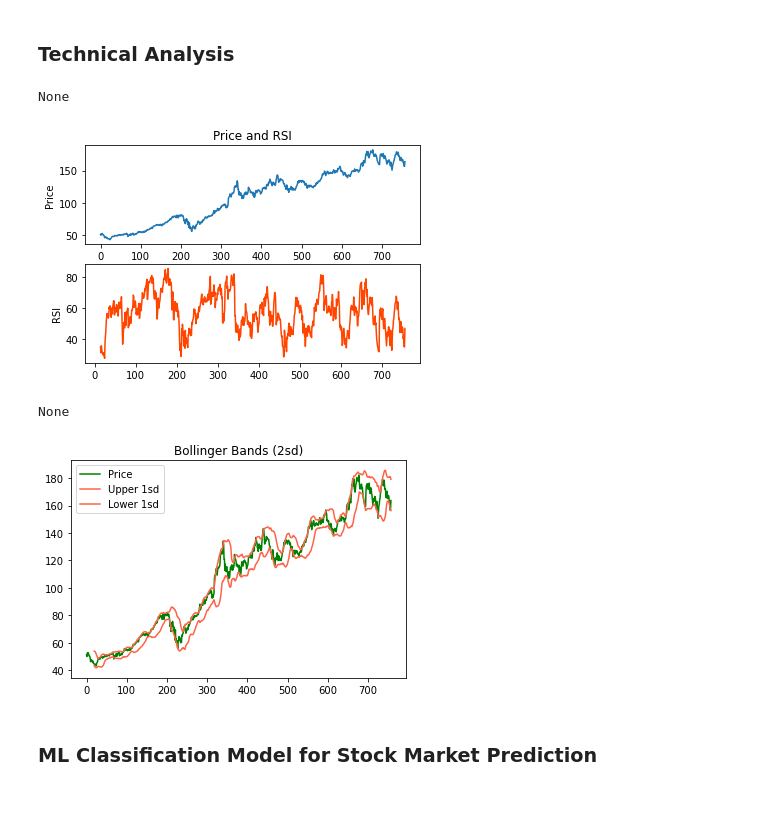
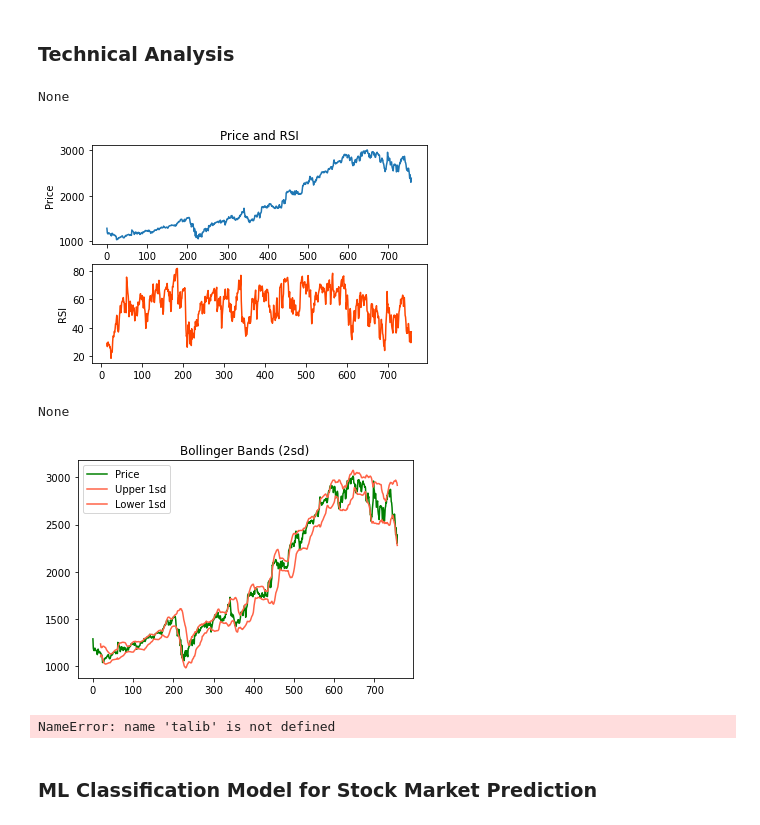
Before and after one commit to Abdulah94/Stock-Market-predictions-Using-Machine-learning, a Jupyter notebook: code/Code.ipynb, the cells around one changed output. Drawn from its saved outputs; the diff is of its cells as text; code cells hidden in the pictures.

```diff
--- a/code/Code.ipynb
+++ b/code/Code.ipynb
@@ -39,52 +62,53 @@ from
 # %% [markdown]
 ### Technical Analysis
 # %%
+# RSI
 
-#RSI
 
-def RSI (ticker):
-    '''Calculate ADX'''
+def RSI(ticker):
+    """Calculate ADX"""
     stock_data = pd.read_sql_query(query_1, engine)
-    stock_data['RSI'] = ta.RSI(stock_data['Close']).to_frame()
-    '''Create subplots'''
+    stock_data["RSI"] = ta.RSI(stock_data["Close"]).to_frame()
+    """Create subplots"""
     fig, (ax1, ax2) = plt.subplots(2)
-    ax1.set_ylabel('Price')
-    ax1.plot(stock_data['Close'])
-    ax2.set_ylabel('RSI')
-    ax2.plot(stock_data['RSI'], color='orangered')
-    ax1.set_title('Price and RSI')
+    ax1.set_ylabel("Price")
+    ax1.plot(stock_data["Close"])
+    ax2.set_ylabel("RSI")
+    ax2.plot(stock_data["RSI"], color="orangered")
+    ax1.set_title("Price and RSI")
     plt.show()
 
     return
 
-print(RSI("AAPL"))
+
+print(RSI("GOOG"))
 # %% [output]
 None
-[figure, old version]
+[figure, new version]
 # %%
-#Bolinger Bands
+# Bolinger Bands
 def BB(ticker):
     stock_data = pd.read_sql_query(query_1, engine)
     # Define the Bollinger Bands with 1-sd
-    upper_1sd, mid_1sd, lower_1sd = ta.BBANDS(stock_data['Close'],
-                                     nbdevup = 2,
-                                     nbdevdn = 2,
-                                     timeperiod=20)
-     # Plot the upper and lower Bollinger Bands
-    plt.plot(stock_data['Close'], color='green', label='Price')
-    plt.plot(upper_1sd, color='tomato', label="Upper 1sd")
-    plt.plot(lower_1sd, color='tomato', label='Lower 1sd')
+    upper_1sd, mid_1sd, lower_1sd = ta.BBANDS(
+        stock_data["Close"], nbdevup=2, nbdevdn=2, timeperiod=20
+    )
+    # Plot the upper and lower Bollinger Bands
+    plt.plot(stock_data["Close"], color="green", label="Price")
+    plt.plot(upper_1sd, color="tomato", label="Upper 1sd")
+    plt.plot(lower_1sd, color="tomato", label="Lower 1sd")
 
     # Customize and show the plot
-    plt.legend(loc='upper left')
-    plt.title('Bollinger Bands (2sd)')
+    plt.legend(loc="upper left")
+    plt.title("Bollinger Bands (2sd)")
     plt.show()
     return
 
-print(BB("AAPL"))
+
+print(BB("GOOG"))
 # %% [output]
 None
-[figure, old version]
+[figure, new version]
 # %%
 #ADX
 
@@ -103,7 +127,9 @@ def ADX (ticker):
     plt.show()
     return
 
-print(ADX("AAPL"))
+print(ADX("GOOG"))
+# %% [output]
+NameError: name 'talib' is not defined
 # %% [markdown]
 ### ML Classification Model for Stock Market Prediction
 # %%
```
Also changed, not shown: parts of 3 cells of this notebook.
